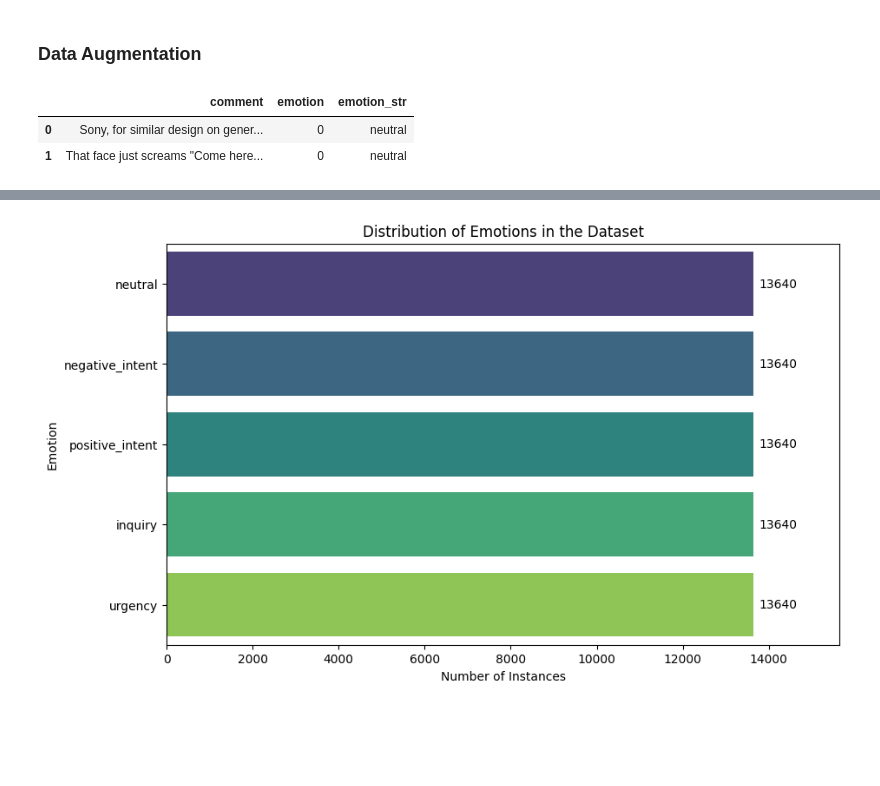
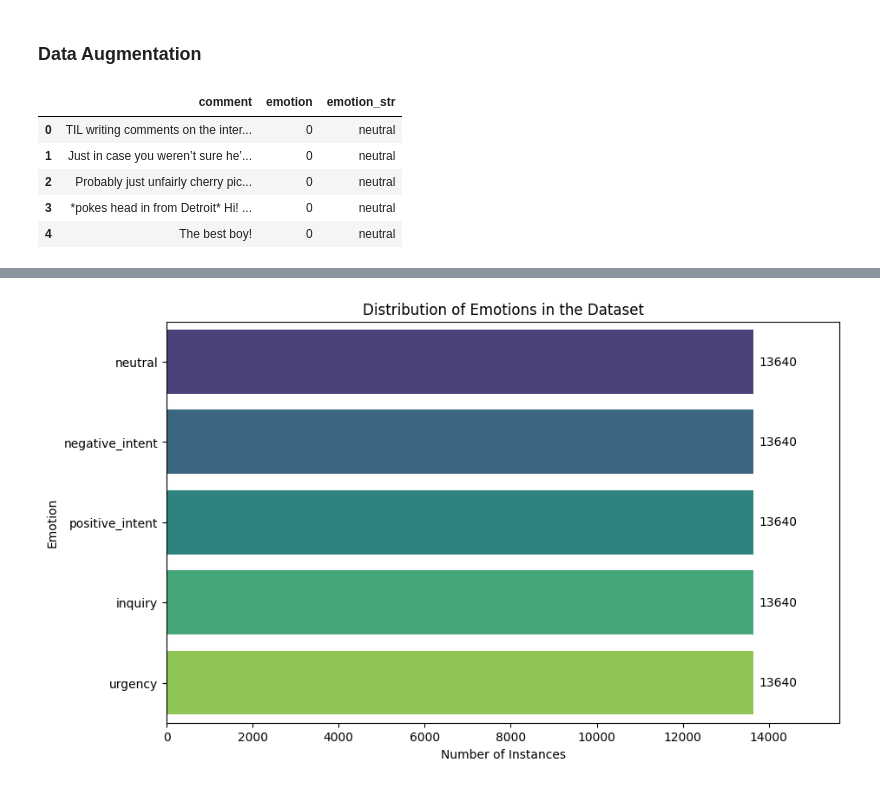
Before and after one commit to rgap/NMA-GoEmotions-Project, a Jupyter notebook: notebooks/13_more_data_analysis.ipynb, the cells around one changed output, grey strips where cells are left out. Drawn from its saved outputs; the diff is of its cells as text; code cells hidden in the pictures; blank space fills up the shorter version.

```diff
--- a/notebooks/13_more_data_analysis.ipynb
+++ b/notebooks/13_more_data_analysis.ipynb
@@ -181,9 +187,12 @@ def augment_data(train_data):
 
 
 augmented_train_data = augment_data(train_data)
-# %%
-augmented_train_data.head(2)
-# %% [output]
-|  | comment | emotion | emotion_str |
-| 0 | Sony, for similar design on gener... | 0 | neutral |
-| 1 | That face just screams "Come here... | 0 | neutral |
+# %%
+train_data.head(5)
+# %% [output]
+|  | comment | emotion | emotion_str |
+| 0 | TIL writing comments on the inter... | 0 | neutral |
+| 1 | Just in case you weren’t sure he’... | 0 | neutral |
+| 2 | Probably just unfairly cherry pic... | 0 | neutral |
+| 3 | *pokes head in from Detroit* Hi! ... | 0 | neutral |
+| 4 | The best boy! | 0 | neutral |
```
Also changed, not shown: parts of 3 cells of this notebook, 3 other files.
